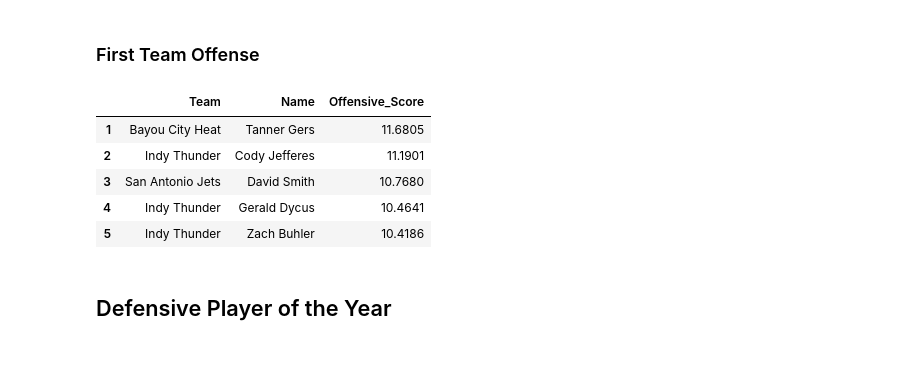
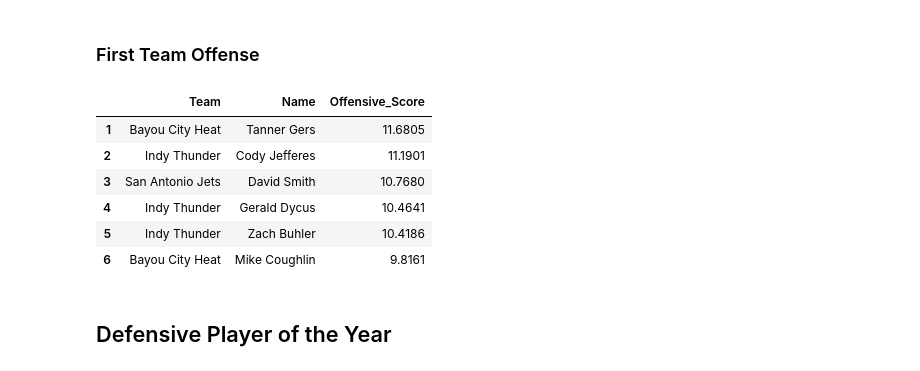
Before and after one commit to chrishunt11/Beep_Baseball_Stats, a Jupyter notebook: Untitled.ipynb, the cells around one changed output. Drawn from its saved outputs; the diff is of its cells as text; code cells hidden in the pictures.

```diff
--- a/Untitled.ipynb
+++ b/Untitled.ipynb
@@ -116,17 +116,18 @@ df['Offensive_Score'] = df.apply(calculate_offensive_score, axis=1)
 # %% [markdown]
 ### First Team Offense
 # %%
-all_team_offense = df[['Team', 'Name', 'Offensive_Score']].sort_values(by='Offensive_Score', ascending=False).head()
+all_team_offense = df[['Team', 'Name', 'Offensive_Score']].sort_values(by='Offensive_Score', ascending=False).head(6)
 all_team_offense.reset_index(drop=True, inplace=True)
 all_team_offense.index+=1
 all_team_offense
 # %% [output]
 |  | Team | Name | Offensive_Score |
 | 1 | Bayou City Heat | Tanner Gers | 11.6805 |
 | 2 | Indy Thunder | Cody Jefferes | 11.1901 |
 | 3 | San Antonio Jets | David Smith | 10.7680 |
 | 4 | Indy Thunder | Gerald Dycus | 10.4641 |
 | 5 | Indy Thunder | Zach Buhler | 10.4186 |
+| 6 | Bayou City Heat | Mike Coughlin | 9.8161 |
 # %% [markdown]
 ## Defensive Player of the Year
 # %%
```
